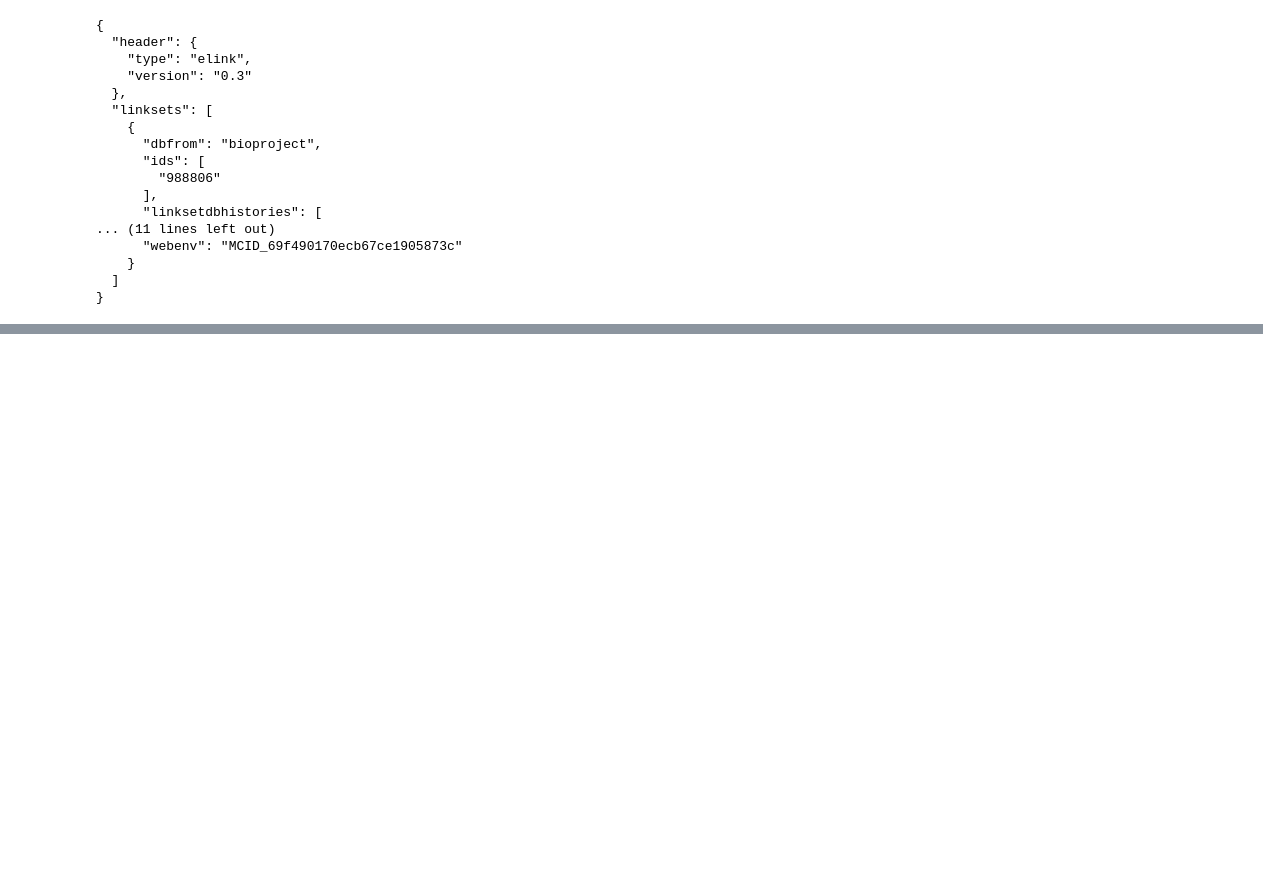
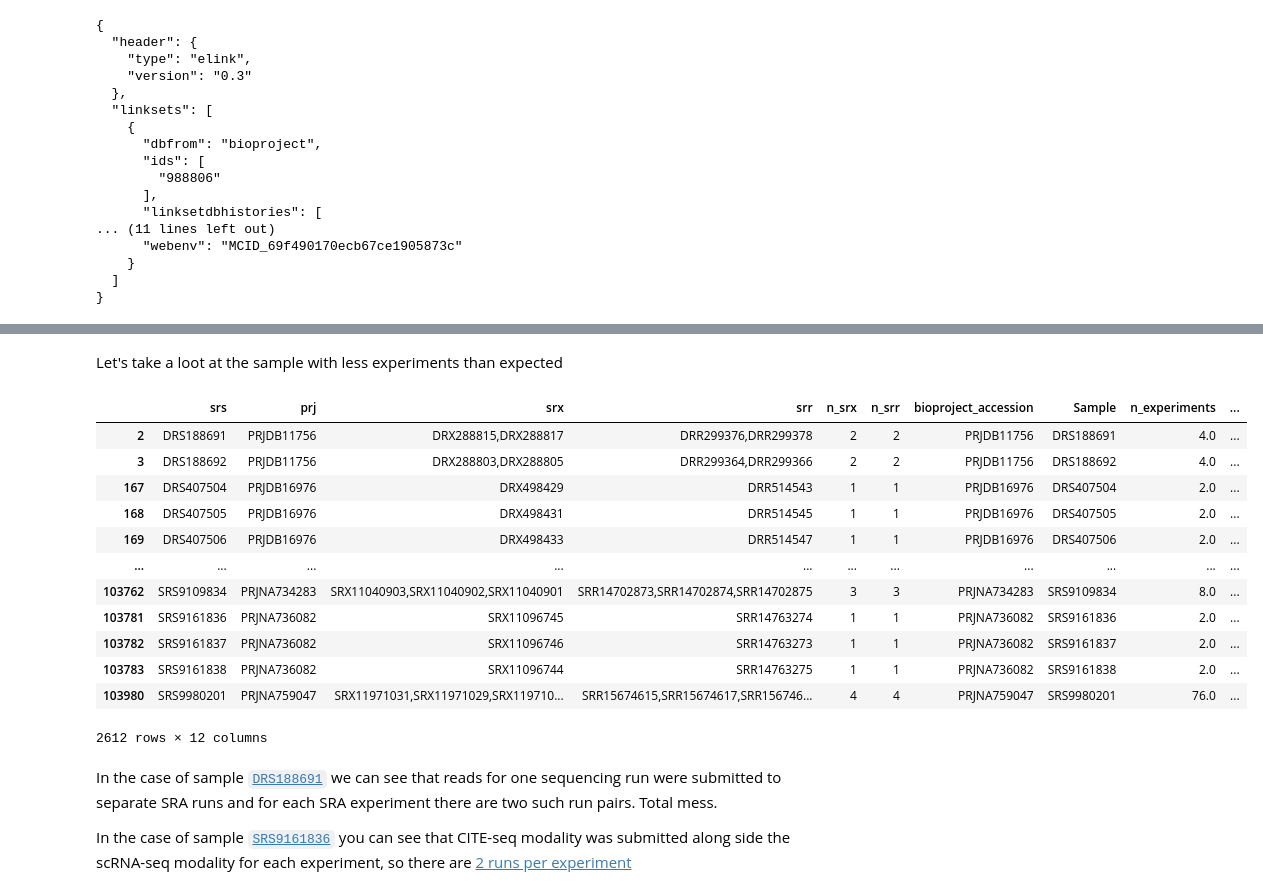
Before and after one commit to cellgeni/fetch-series, a Jupyter notebook: notebooks/bioproject.ipynb, the cells around one changed output, grey strips where cells are left out. Saved outputs shown, nothing was run; the diff lists cells and outputs as text; code cells hidden in the pictures; blank space fills up the shorter version.

```diff
--- a/notebooks/bioproject.ipynb
+++ b/notebooks/bioproject.ipynb
@@ -529,0 +892,24 @@ print(json.dumps(runs, indent=2))
+# %%
+# remove samples that are missing from the retrieved SRA metadata
+filtered_merged_direct_sra_samples = merged_direct_sra_samples[
+    ~(
+        (merged_direct_sra_samples.srs.isin(failed_sra_direct_samples.srs.tolist()))
+        | (
+            merged_direct_sra_samples.prj.isin(
+                failed_sra_direct.bioproject_accession.tolist()
+            )
+        )
+    )
+]
+
+mismatched_numbers_direct_sra = filtered_merged_direct_sra_samples[
+    (
+        filtered_merged_direct_sra_samples.n_srx
+        != filtered_merged_direct_sra_samples.n_experiments
+    )
+    | (
+        filtered_merged_direct_sra_samples.n_srr
+        != filtered_merged_direct_sra_samples.n_runs
+    )
+]
+mismatched_numbers_direct_sra.head()
@@ -529,0 +949,24 @@ print(json.dumps(runs, indent=2))
+# %% [markdown]
+Let's take a loot at the sample with less experiments than expected
+# %%
+mismatched_numbers_direct_sra[
+    mismatched_numbers_direct_sra.n_srx < mismatched_numbers_direct_sra.n_experiments
+]
+# %% [output]
+|  | srs | prj | srx | srr | n_srx | n_srr | bioproject_accession | Sample | n_experiments | ... |
+| 2 | DRS188691 | PRJDB11756 | DRX288815,DRX288817 | DRR299376,DRR299378 | 2 | 2 | PRJDB11756 | DRS188691 | 4.0 | ... |
+| 3 | DRS188692 | PRJDB11756 | DRX288803,DRX288805 | DRR299364,DRR299366 | 2 | 2 | PRJDB11756 | DRS188692 | 4.0 | ... |
+| 167 | DRS407504 | PRJDB16976 | DRX498429 | DRR514543 | 1 | 1 | PRJDB16976 | DRS407504 | 2.0 | ... |
+| 168 | DRS407505 | PRJDB16976 | DRX498431 | DRR514545 | 1 | 1 | PRJDB16976 | DRS407505 | 2.0 | ... |
+| 169 | DRS407506 | PRJDB16976 | DRX498433 | DRR514547 | 1 | 1 | PRJDB16976 | DRS407506 | 2.0 | ... |
+| ... | ... | ... | ... | ... | ... | ... | ... | ... | ... | ... |
+| 103762 | SRS9109834 | PRJNA734283 | SRX11040903,SRX11040902,SRX11040901 | SRR14702873,SRR14702874,SRR14702875 | 3 | 3 | PRJNA734283 | SRS9109834 | 8.0 | ... |
+| 103781 | SRS9161836 | PRJNA736082 | SRX11096745 | SRR14763274 | 1 | 1 | PRJNA736082 | SRS9161836 | 2.0 | ... |
+| 103782 | SRS9161837 | PRJNA736082 | SRX11096746 | SRR14763273 | 1 | 1 | PRJNA736082 | SRS9161837 | 2.0 | ... |
+| 103783 | SRS9161838 | PRJNA736082 | SRX11096744 | SRR14763275 | 1 | 1 | PRJNA736082 | SRS9161838 | 2.0 | ... |
+| 103980 | SRS9980201 | PRJNA759047 | SRX11971031,SRX11971029,SRX119710... | SRR15674615,SRR15674617,SRR156746... | 4 | 4 | PRJNA759047 | SRS9980201 | 76.0 | ... |
+2612 rows × 12 columns
+# %% [markdown]
+In the case of sample [`DRS188691`](https://www.ncbi.nlm.nih.gov/sra/?term=DRS188691) we can see that reads for one sequencing run were submitted to separate SRA runs and for each SRA experiment there are two such run pairs. Total mess.
+
+In the case of sample [`SRS9161836`](https://www.ncbi.nlm.nih.gov/sra/?term=SRS9161836) you can see that CITE-seq modality was submitted along side the scRNA-seq modality for each experiment, so there are [2 runs per experiment](https://www.ncbi.nlm.nih.gov/Traces/study/?acc=SAMN19608335&o=acc_s%3Aa)
```
Also changed, not shown: parts of 64 cells of this notebook.
